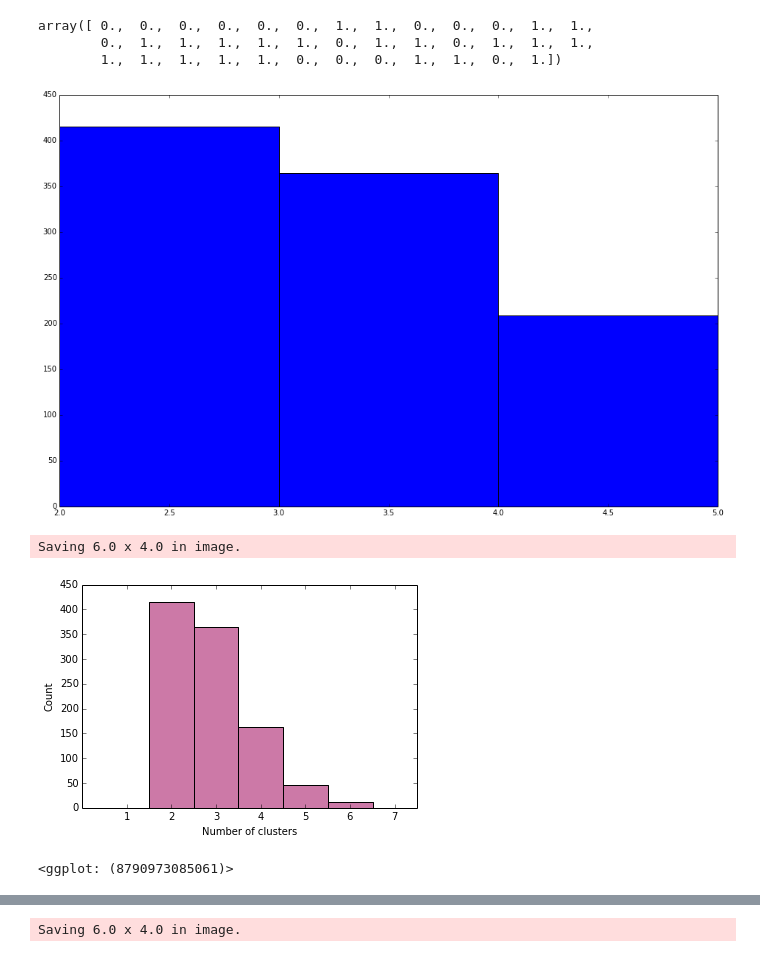
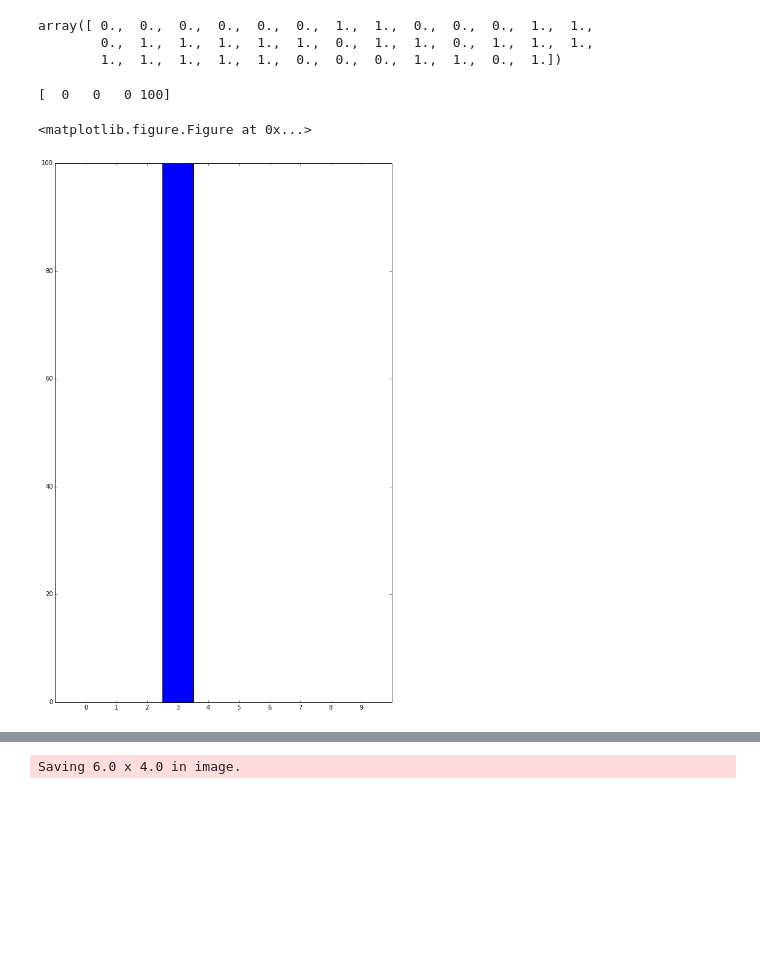
Before and after one commit to ap728/ppl-hormones, a Jupyter notebook: src/main.ipynb, the cells around one changed output, grey strips where cells are left out. Saved outputs shown, nothing was run; the diff lists cells and outputs as text; code cells hidden in the pictures; blank space fills up the shorter version.

```diff
--- a/src/main.ipynb
+++ b/src/main.ipynb
@@ -184,47 +184,45 @@ array([ 0.,  0.,  0.,  0.,  0.,  0.,  1.,  1.,  0.,  0.,  0.,  1.,  1.,
 # %%
 # Sample the parameters and draw a picture
 
 samples = list()
 
-for _ in range(1000):
+for _ in range(100):
 
-    v.infer(1000)
+    v.infer(100)
 
     cluster_memberships = v.sample('(list ' + ' '.join('(cluster_membership %d)' % index
                                                        for index in range(len(X))) + ')')
     cluster_numbers = np.unique(cluster_memberships)
 
     samples.append(len(cluster_numbers))
 
+# data = np.random.randint(0, 10, 1000)
+# counts = np.bincount(data)
 
-fig, ax = plt.subplots(figsize=(16, 10))
+# # Switching to the OO-interface. You can do all of this with "plt" as well.
+# fig, ax = plt.subplots(figsize=(10,16))
+# ax.bar(range(10), counts, width=0.8, align='center')
+# ax.set(xticks=range(10), xlim=[-1, 10])
+
+# plt.show()
+
+# print(counts)
+
+
+# Plot using matplotlib - histograms for ggplot were unreliable due to strange decision making for binning
+counts = np.bincount(samples)
+
+print(counts)
+
 plt.clf()
-
-plt.hist(samples, bins=[0,1,2,3,4,5]) # Pyplot does dumb things with bins when left alone.
-
+fig, ax = plt.subplots(figsize=(10,16))
+ax.bar(range(len(counts)), height=counts, width=1, align='center')
+ax.set(xticks=range(10), xlim=[-1, 10])
+plt.savefig('cluster_num_hist.pdf') # must come before plt.show
 plt.show()
 # %% [output]
+[  0   0   0 100]
+<matplotlib.figure.Figure at 0x...>
-[figure, old version]
+[figure, new version]
-# %%
-# ggplot
-# Relies on list of samples generated from for loop above
-
-df = pd.DataFrame(samples,  columns=['cluster_num_count'])
-
-# subtract 0.5 from all values to center
-df['cluster_num_count'] = df['cluster_num_count']-0.5
-
-p = ggplot.ggplot(ggplot.aes(x='cluster_num_count'), data=df)
-p = (p + ggplot.geom_histogram(binwidth=1, fill='#CC79A7') + ggplot.theme_matplotlib() + ggplot.xlim(0,(max(df['cluster_num_count'])+1)) +
-ggplot.scale_x_continuous(breaks = range(1,10)) + ggplot.xlab("Number of clusters") + ggplot.ylab("Count"))
-
-
-
-ggplot.ggsave(p, "cluster_num_hist.pdf")
-print(p)
-# %% [output]
-Saving 6.0 x 4.0 in image.
-[figure, removed]
-<ggplot: (8790973085061)>
 # %%
 # Try to get a "trace" of number of clusters
```
Also changed, not shown: parts of 8 cells of this notebook.
